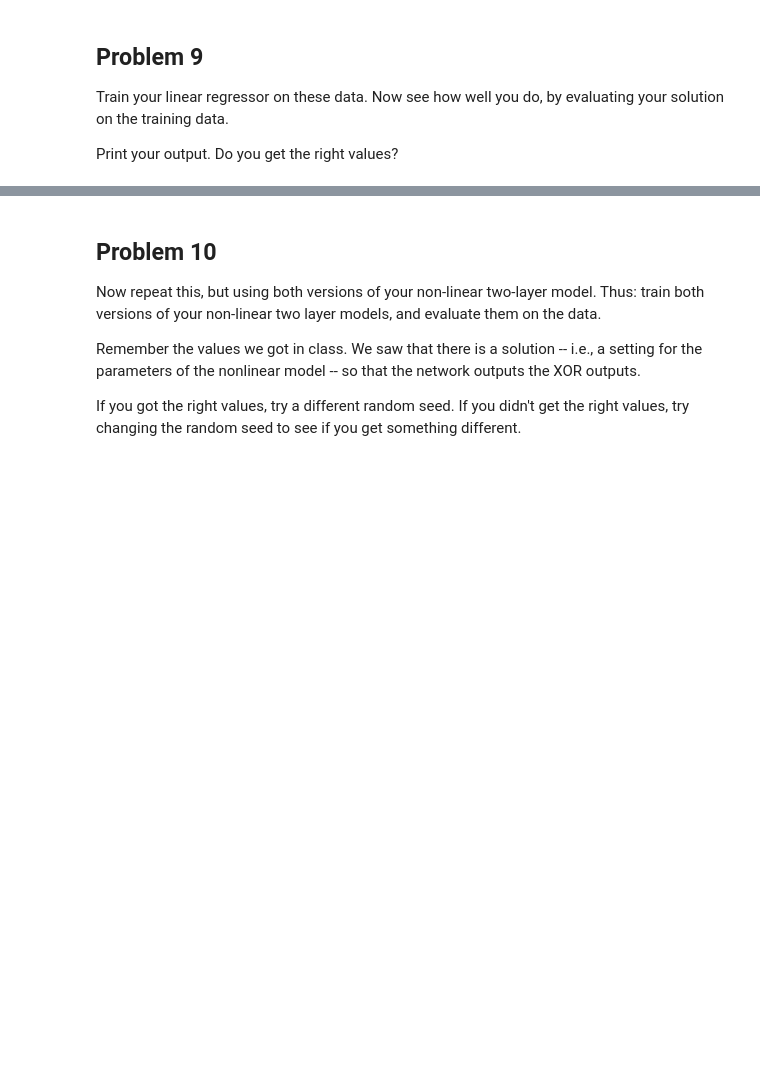
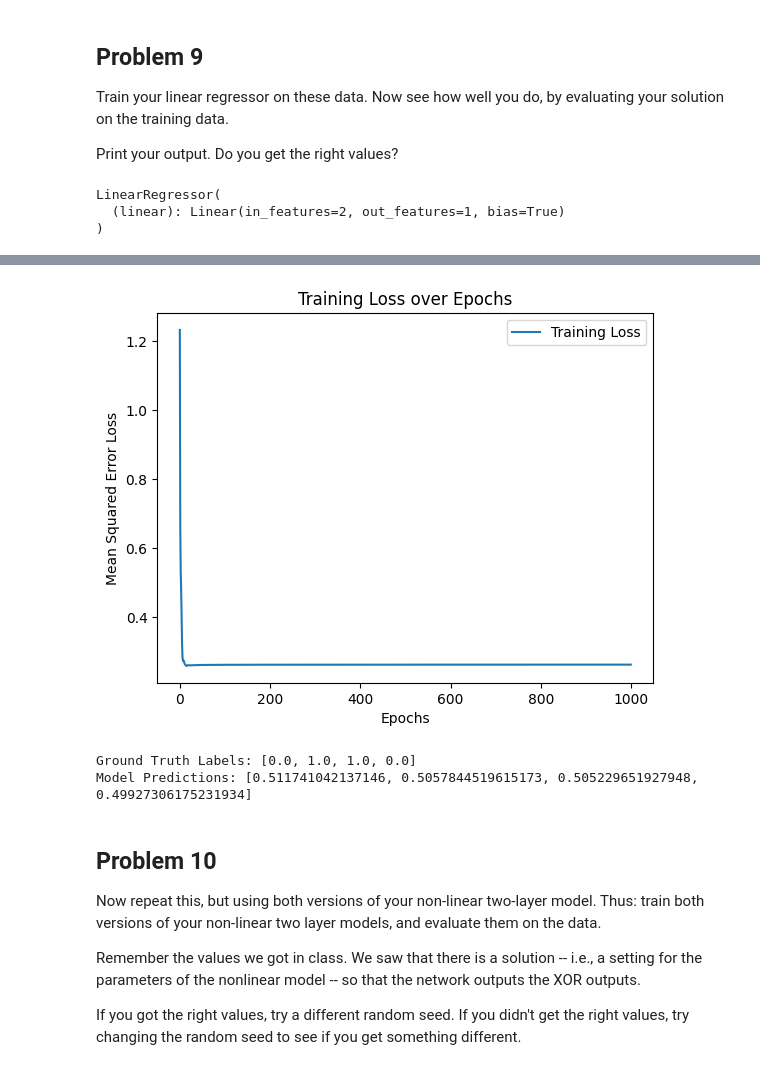
Before and after one commit to dgk453/DataScienceLab6, a Jupyter notebook: Data Science Lab 6.ipynb, the cells around one changed output, grey strips where cells are left out. Cells and saved outputs as stored; diff of their text form; code cells hidden in the pictures; blank space fills up the shorter version.

```diff
--- a/Data Science Lab 6.ipynb
+++ b/Data Science Lab 6.ipynb
@@ -88,7 +88,10 @@ class TwoLayerLinearRegressor(torch.nn.Module):
         Define a model that stacks two linear fully connected layers.
         """
         super().__init__()
-        self.TLL = # TO DO: complete this equality, using torch.nn.Sequential
+        self.TLL = torch.nn.Sequential(
+            LinearRegressor(input_dim, input_dim),
+            LinearRegressor(input_dim, output_dim)
+        )# TO DO: complete this equality, using torch.nn.Sequential
 
     def forward(self, x):
         """
@@ -439,9 +545,13 @@ Print your output. Do you get the right values?
 
 device = torch.device('cuda' if torch.cuda.is_available() else 'cpu')
 
-model3 = # TO DO
+model3 = LinearRegressor(2,1)
 model3.to(device)
 
 # TO DO -- give a command to train your model
 # TO DO -- give a command to evaluate your model
 # TO DO -- print the ground truth, and then also print what your model predicts for the 4 points in the training set.
+# %% [output]
+LinearRegressor(
+  (linear): Linear(in_features=2, out_features=1, bias=True)
+)
@@ -447,0 +609,29 @@ model3.to(device)
+# %%
+def evaluate(model, data_val, device):
+    """
+    Evaluate the model on XOR data and print predictions.
+
+    Input:
+      model (torch.nn.Module): the model to evaluate
+      data_val (torch.utils.data.DataLoader): yields batches of validation data
+      device (torch.device): which device to use to perform computation
+    """
+    model.eval()
+    predictions = []
+    ground_truth = []
+
+    with torch.no_grad():
+        for x_val, y_val in data_val:
+            x_val = x_val.to(device)
+            y_val = y_val.to(device)
+            pred = model(x_val)
+            predictions.append(pred.item())
+            ground_truth.append(y_val.item())
+
+    # Print ground truth and predictions
+    print("\nGround Truth Labels:", ground_truth)
+    print("Model Predictions:", predictions)
+# %%
+train(model3, dataxor_train, device, lr=0.1, epochs=1000)
+evaluate(model3, dataxor_val, device)
+# %% [output]
@@ -448,3 +648,6 @@ model3.to(device)
+[figure, added]
+Ground Truth Labels: [0.0, 1.0, 1.0, 0.0]
+Model Predictions: [0.511741042137146, 0.5057844519615173, 0.505229651927948, 0.49927306175231934]
 # %% [markdown]
 ## Problem 10
 
```
Also changed, not shown: parts of 13 cells of this notebook.
